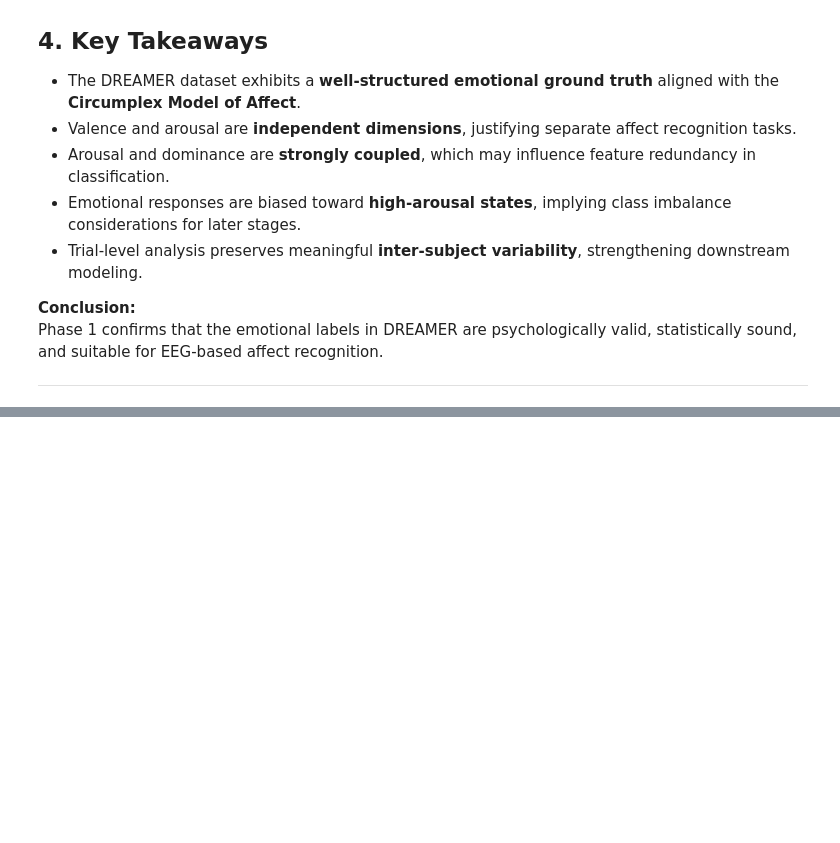
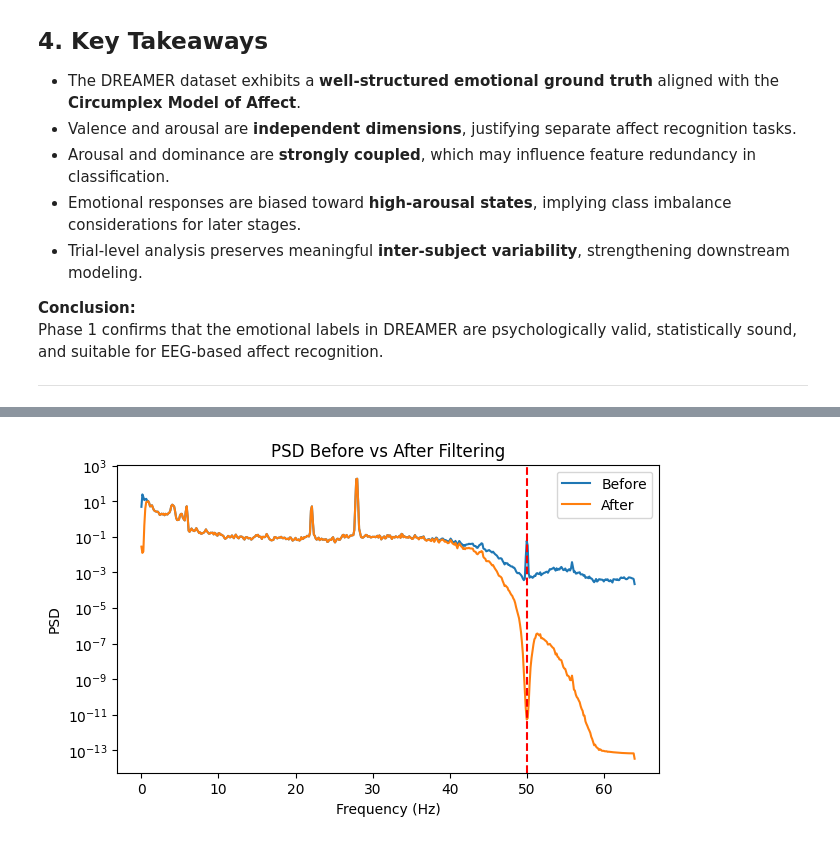
Before and after one commit to TBA5854/neurahack-iitm, a Jupyter notebook: main.ipynb, the cells around one changed output, grey strips where cells are left out. Saved outputs shown, nothing was run; the diff lists cells and outputs as text; code cells hidden in the pictures; blank space fills up the shorter version.

```diff
--- a/main.ipynb
+++ b/main.ipynb
@@ -277,0 +387,14 @@ Phase 1 confirms that the emotional labels in DREAMER are psychologically valid,
+# %%
+freqs_f, psd_filt = welch(eeg_filt[0], fs=fs, nperseg=1024)
+
+plt.figure(figsize=(7, 4))
+plt.semilogy(freqs, psd_raw, label="Before")
+plt.semilogy(freqs_f, psd_filt, label="After")
+plt.axvline(50, color="r", linestyle="--")
+plt.xlabel("Frequency (Hz)")
+plt.ylabel("PSD")
+plt.title("PSD Before vs After Filtering")
+plt.legend()
+plt.show()
+# %% [output]
+[figure, added]
```
Also changed, not shown: parts of 24 cells of this notebook, 2 other files.
